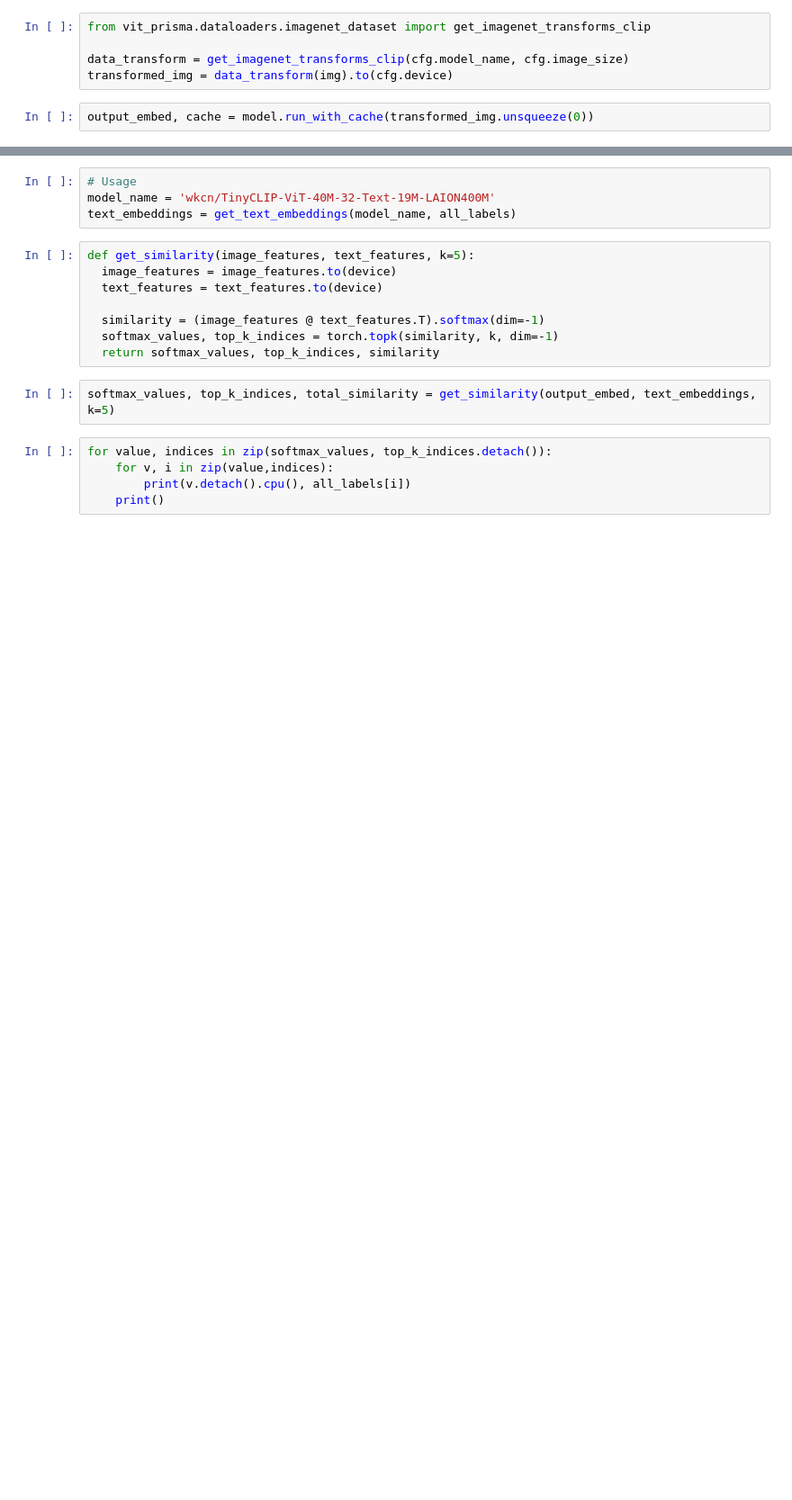
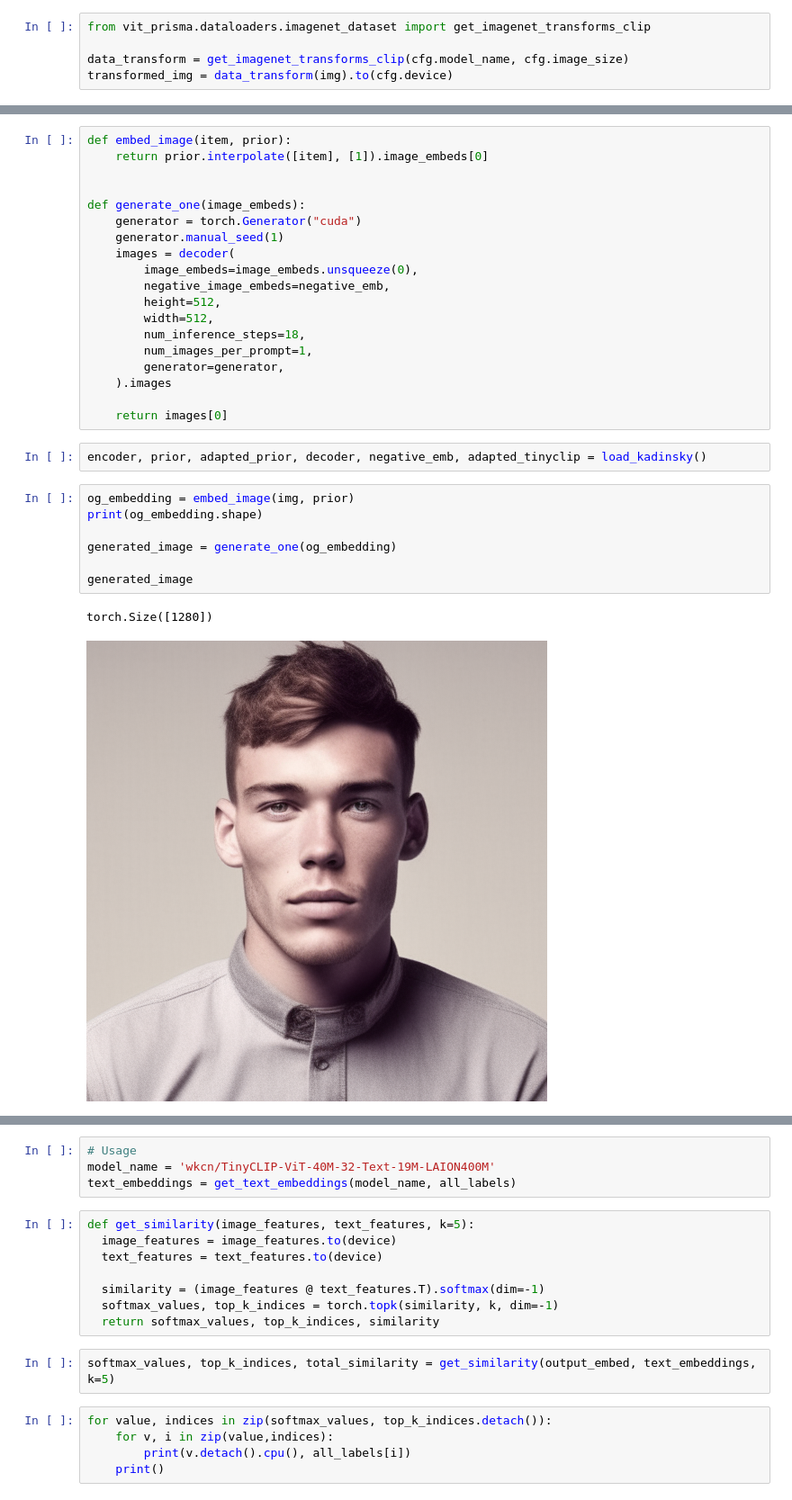
Before and after one commit to soniajoseph/ViT-Prisma, a Jupyter notebook: src/vit_prisma/sae/evals/mustache_decoder.ipynb, the cells around one changed output, grey strips where cells are left out. Shown at 90% size. Cells and saved outputs as stored; diff of their text form; blank space fills up the shorter version.

```diff
--- a/src/vit_prisma/sae/evals/mustache_decoder.ipynb
+++ b/src/vit_prisma/sae/evals/mustache_decoder.ipynb
@@ -101,5 +125,3 @@ from vit_prisma.dataloaders.imagenet_dataset import get_imagenet_transforms_clip
 
 data_transform = get_imagenet_transforms_clip(cfg.model_name, cfg.image_size)
 transformed_img = data_transform(img).to(cfg.device)
-# %%
-output_embed, cache = model.run_with_cache(transformed_img.unsqueeze(0))
@@ -140,0 +228,31 @@ def generate_from_embedding(embedding, pipe):
+# %%
+def embed_image(item, prior):
+    return prior.interpolate([item], [1]).image_embeds[0]
+
+
+def generate_one(image_embeds):
+    generator = torch.Generator("cuda")
+    generator.manual_seed(1)
+    images = decoder(
+        image_embeds=image_embeds.unsqueeze(0),
+        negative_image_embeds=negative_emb,
+        height=512,
+        width=512,
+        num_inference_steps=18,
+        num_images_per_prompt=1,
+        generator=generator,
+    ).images
+
+    return images[0]
+# %%
+encoder, prior, adapted_prior, decoder, negative_emb, adapted_tinyclip = load_kadinsky()
+# %%
+og_embedding = embed_image(img, prior)
+print(og_embedding.shape)
+
+generated_image = generate_one(og_embedding)
+
+generated_image
+# %% [output]
+torch.Size([1280])
+[figure, added]
```
Also changed, not shown: parts of 14 cells of this notebook, 8 other files.
